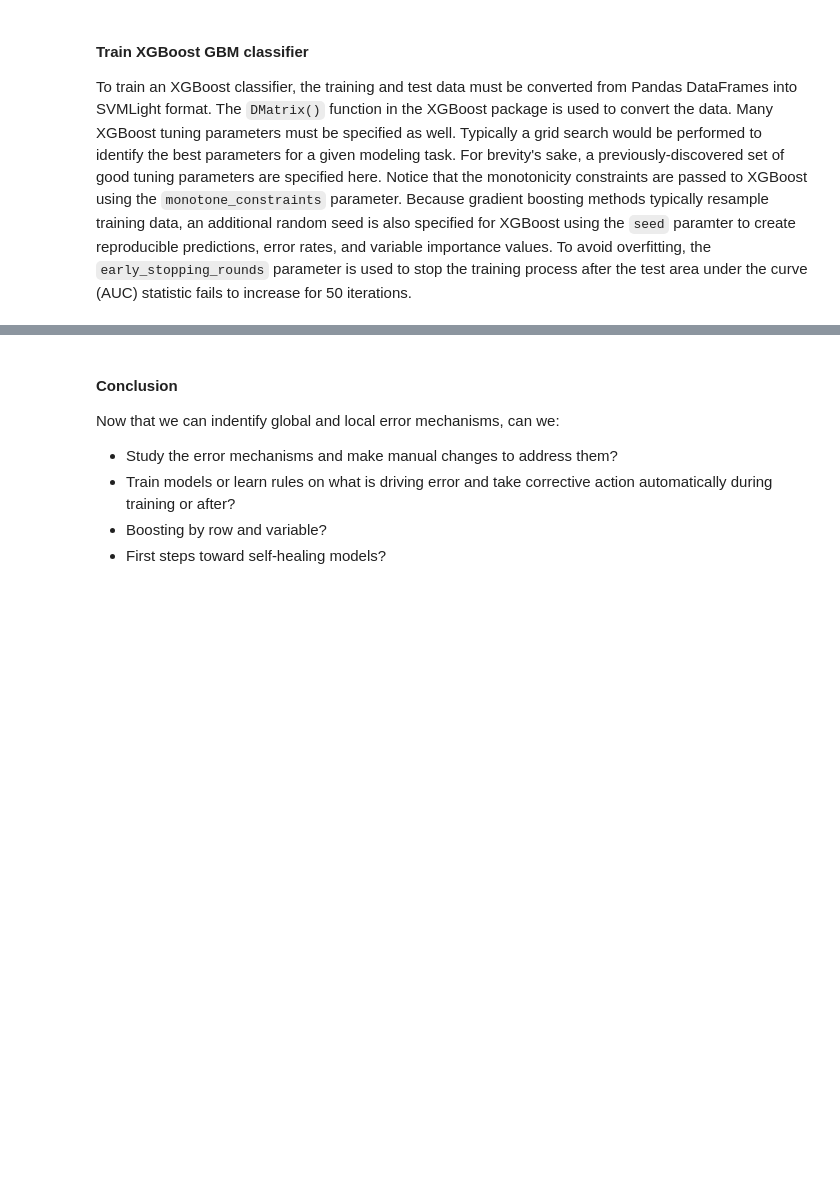
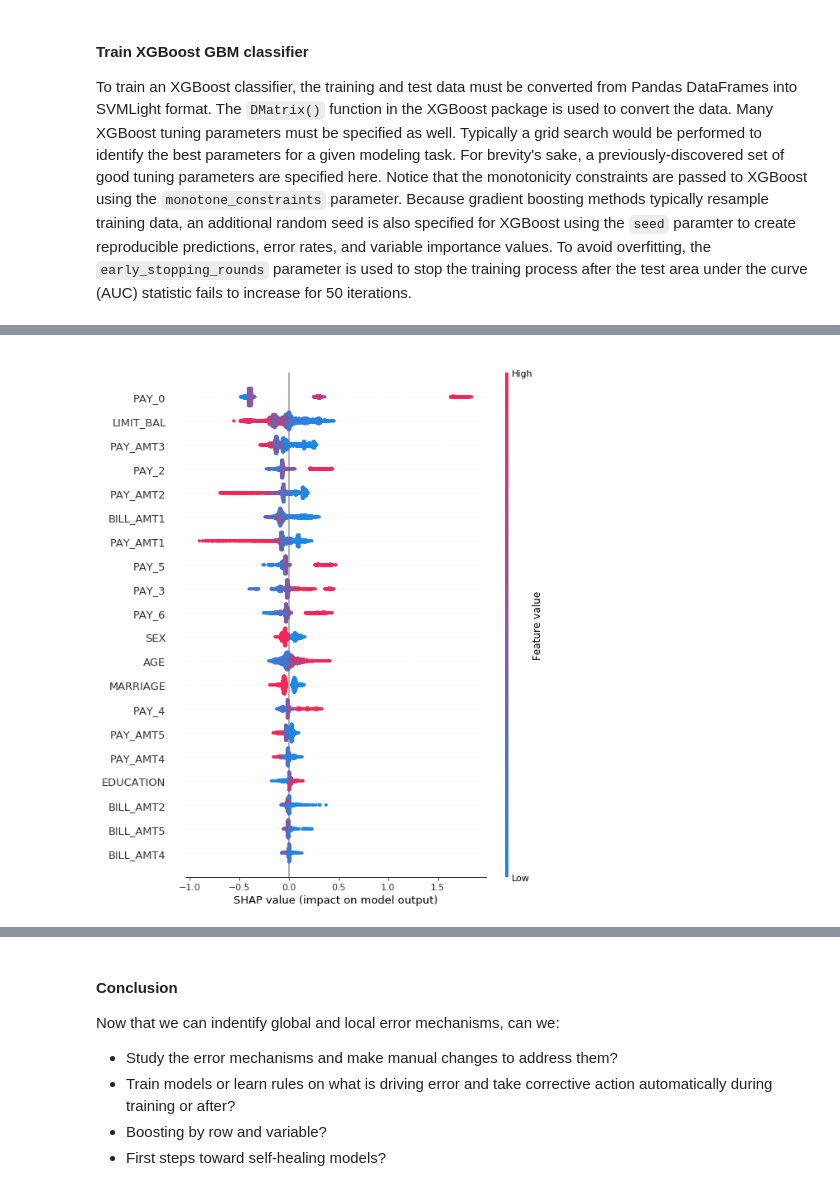
Before and after one commit to jphall663/interpretable_machine_learning_with_python, a Jupyter notebook: debugging_sens_analysis_redux.ipynb, the cells around one changed output, grey strips where cells are left out. Cells and saved outputs as stored; diff of their text form; code cells hidden in the pictures; blank space fills up the shorter version.

```diff
--- a/debugging_sens_analysis_redux.ipynb
+++ b/debugging_sens_analysis_redux.ipynb
@@ -234,0 +226,9 @@ Three-panel plot with:
+# %%
+# dtest is DMatrix
+# shap_values is Numpy array
+shap_values = xgb_model.predict(dtest, pred_contribs=True, ntree_limit=xgb_model.best_ntree_limit)
+# %%
+# plot Shapley variable importance summary
+shap.summary_plot(shap_values[:, :-1], test[xgb_model.feature_names])
+# %% [output]
+[figure, added]
```
Also changed, not shown: parts of 31 cells of this notebook.
